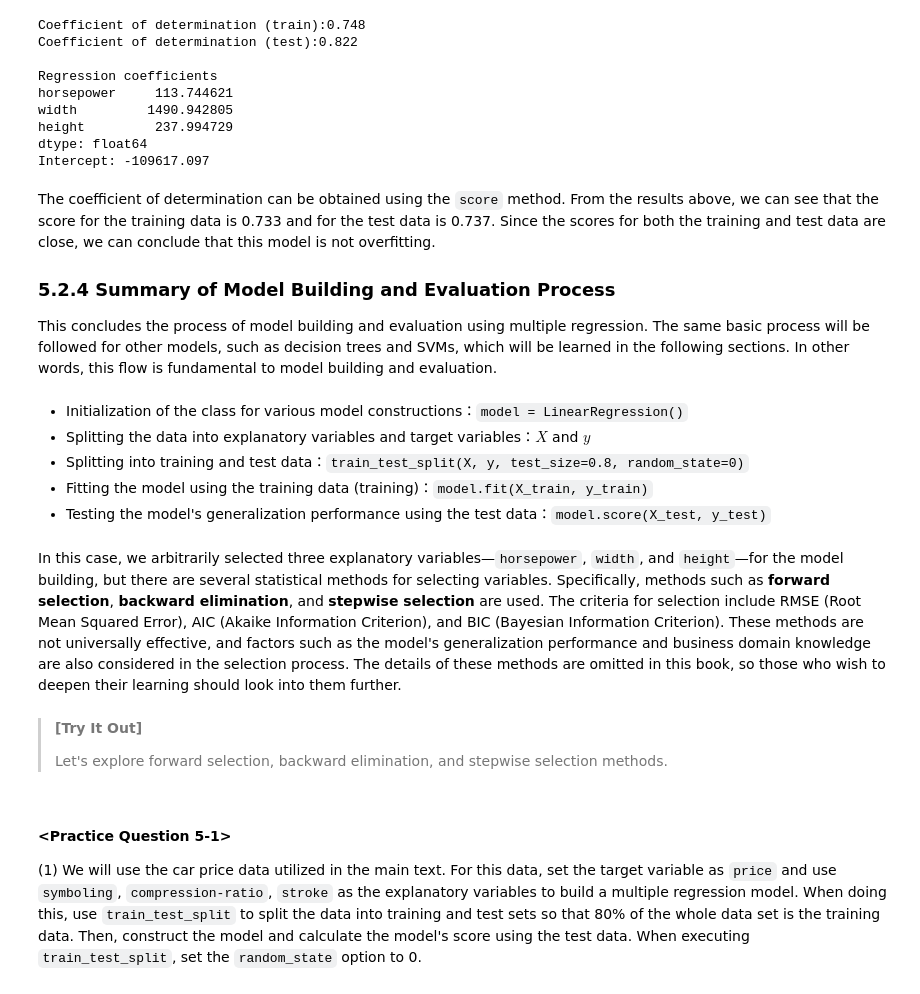
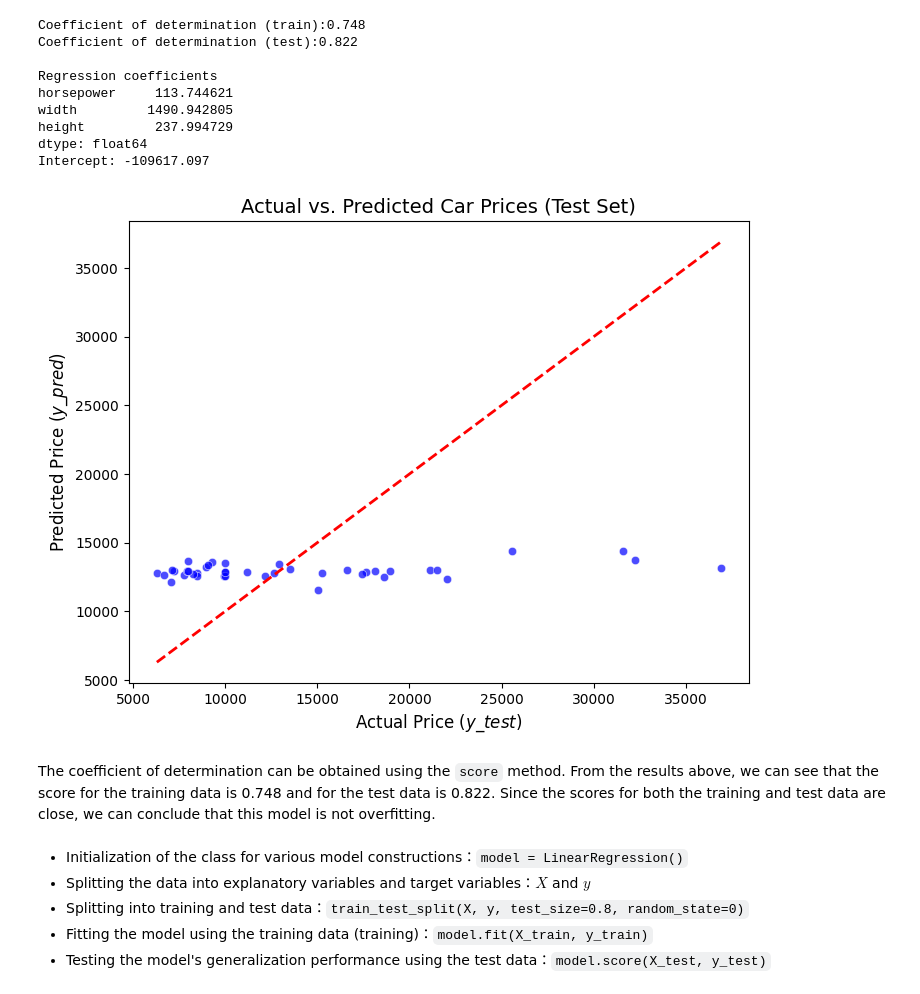
Before and after one commit to mysteryea7107/Automobile-Price-Prediction-Using-Multiple-Regression, a Jupyter notebook: Notebooks/Automobile_Price_Prediction_Using_Multiple_Regression.ipynb, the cells around one changed output. Cells and saved outputs as stored; diff of their text form; code cells hidden in the pictures.

```diff
--- a/Notebooks/Automobile_Price_Prediction_Using_Multiple_Regression.ipynb
+++ b/Notebooks/Automobile_Price_Prediction_Using_Multiple_Regression.ipynb
@@ -207,26 +215,32 @@ width         1490.942805
 height         237.994729
 dtype: float64
 Intercept: -109617.097
+# %%
+import matplotlib.pyplot as plt
+import seaborn as sns
+
+# 1. Generate predictions for the test set
+y_pred = model.predict(X_test)
+
+# 2. Create the scatter plot
+plt.figure(figsize=(8, 6))
+sns.scatterplot(x=y_test, y=y_pred, alpha=0.7, color='b')
+
+# Add a 45-degree reference line (perfect prediction line)
+sns.lineplot(x=[y_test.min(), y_test.max()], y=[y_test.min(), y_test.max()],
+             color='red', linestyle='--', linewidth=2)
+
+plt.title('Actual vs. Predicted Car Prices (Test Set)', fontsize=14)
+plt.xlabel('Actual Price ($y\_test$)', fontsize=12)
+plt.ylabel('Predicted Price ($y\_pred$)', fontsize=12)
+plt.show()
+# %% [output]
+[figure, added]
 # %% [markdown]
-The coefficient of determination can be obtained using the `score` method. From the results above, we can see that the score for the training data is 0.733 and for the test data is 0.737. Since the scores for both the training and test data are close, we can conclude that this model is not overfitting.
-
-### 5.2.4 Summary of Model Building and Evaluation Process
-
-This concludes the process of model building and evaluation using multiple regression. The same basic process will be followed for other models, such as decision trees and SVMs, which will be learned in the following sections. In other words, this flow is fundamental to model building and evaluation.
+The coefficient of determination can be obtained using the `score` method. From the results above, we can see that the score for the training data is 0.748 and for the test data is 0.822. Since the scores for both the training and test data are close, we can conclude that this model is not overfitting.
 # %% [markdown]
 - Initialization of the class for various model constructions：`model = LinearRegression()`
 - Splitting the data into explanatory variables and target variables：$X$ and $y$
 - Splitting into training and test data：`train_test_split(X, y, test_size=0.8, random_state=0)`
 - Fitting the model using the training data (training)：`model.fit(X_train, y_train)`
 - Testing the model's generalization performance using the test data：`model.score(X_test, y_test)`
-# %% [markdown]
-In this case, we arbitrarily selected three explanatory variables—`horsepower`, `width`, and `height`—for the model building, but there are several statistical methods for selecting variables. Specifically, methods such as **forward selection**, **backward elimination**, and **stepwise selection** are used. The criteria for selection include RMSE (Root Mean Squared Error), AIC (Akaike Information Criterion), and BIC (Bayesian Information Criterion). These methods are not universally effective, and factors such as the model's generalization performance and business domain knowledge are also considered in the selection process. The details of these methods are omitted in this book, so those who wish to deepen their learning should look into them further.
-# %% [markdown]
->**[Try It Out]**
->
->Let's explore forward selection, backward elimination, and stepwise selection methods.
-# %% [markdown]
-####  <Practice Question 5-1>
-
-(1)
-We will use the car price data utilized in the main text. For this data, set the target variable as `price` and use `symboling`, `compression-ratio`, `stroke` as the explanatory variables to build a multiple regression model. When doing this, use `train_test_split` to split the data into training and test sets so that 80% of the whole data set is the training data. Then, construct the model and calculate the model's score using the test data. When executing `train_test_split`, set the `random_state` option to 0.
```
Also changed, not shown: parts of 168 cells of this notebook.
